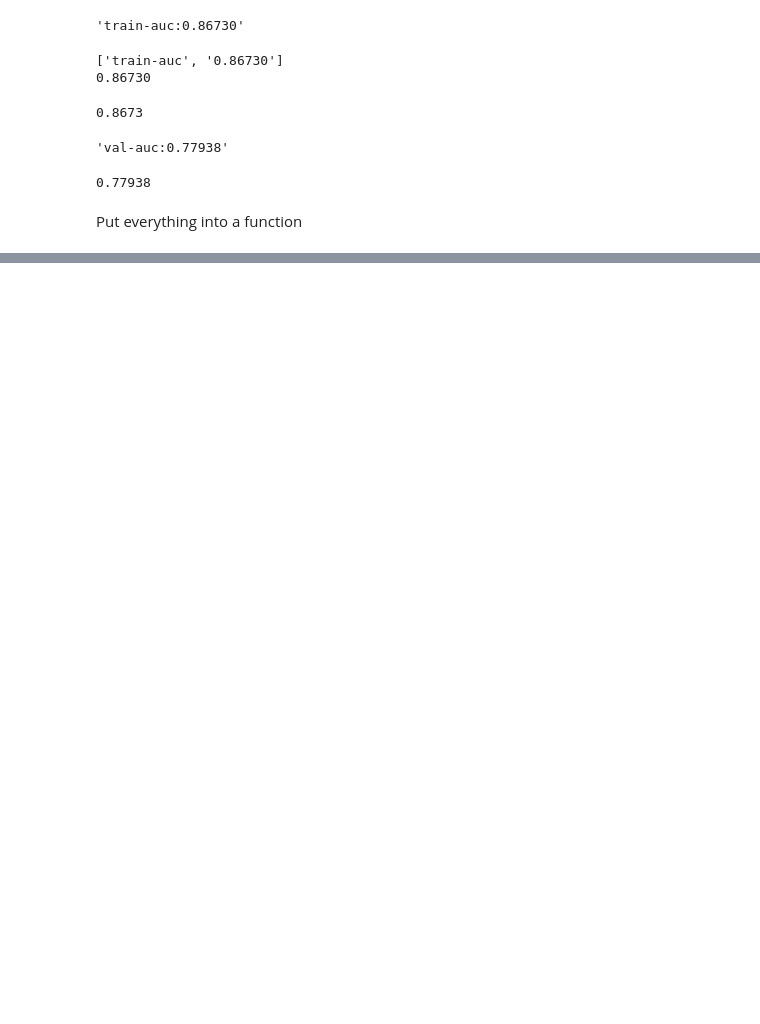
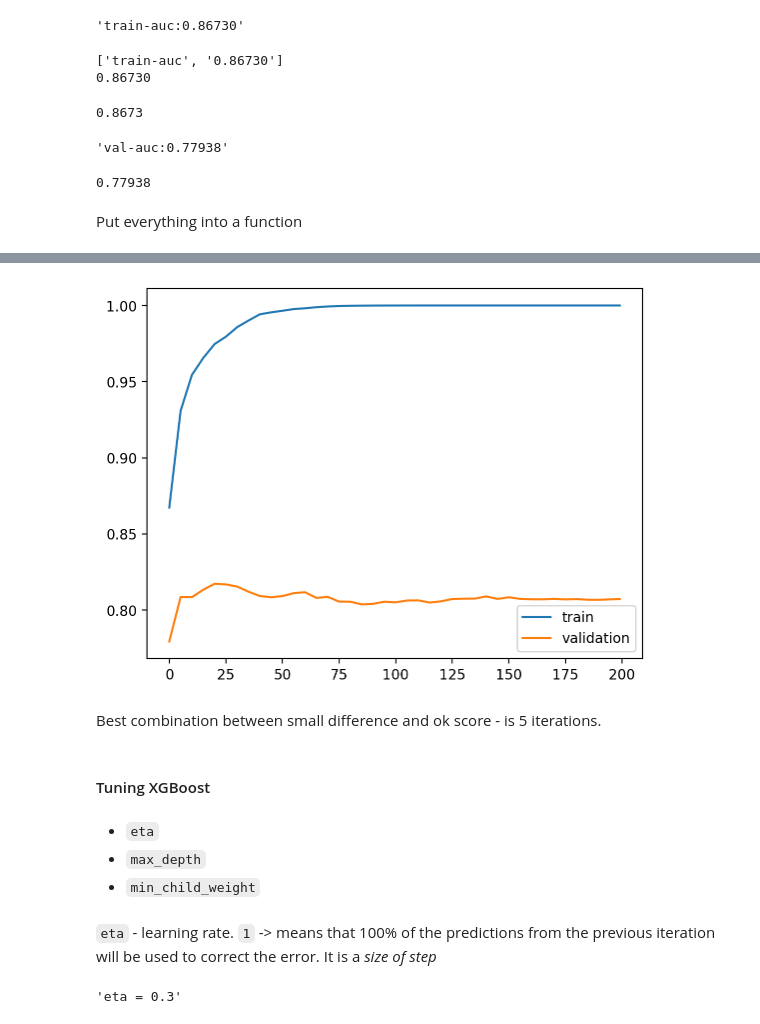
Before and after one commit to nadia-paz/ML-Zoomcamp, a Jupyter notebook: week6/05_boosting_algorithms.ipynb, the cells around one changed output, grey strips where cells are left out. Drawn from its saved outputs; the diff is of its cells as text; code cells hidden in the pictures; blank space fills up the shorter version.

Commit message:
tune eta and max_depth

```diff
--- a/week6/05_boosting_algorithms.ipynb
+++ b/week6/05_boosting_algorithms.ipynb
@@ -175,21 +175,26 @@ def parse_xgb_output(output):
     '''
     Returns 3 lists: number of iterations, scores for train, scores for validation
     '''
-    iterations = []
-    train_scores = []
-    validations_scores = []
+    # iterations = []
+    # train_scores = []
+    # validations_scores = []
+
+    results = []
 
     # access every line of the code
     for line in output.stdout.strip().split('\n'):
         # split the line by tabulation
-        num_iterations, train_score, val_score = lines[0].split('\t')
+        num_iterations, train_score, val_score = line.split('\t')
         # parse strings and save numeric values
         it = int(num_iterations.strip('[]'))
         ts = float(train_score.split(':')[1])
         vs = float(val_score.split(':')[1])
         # append values to the lists
-        iterations.append(it)
-        train_scores.append(ts)
-        validations_scores.append(vs)
+        # iterations.append(it)
+        # train_scores.append(ts)
+        # validations_scores.append(vs)
+        results.append((it, ts, vs))
+        columns = ['iteration', 'train_score', 'validation_score']
 
-    return iterations, train_scores, validations_scores
+    #return iterations, train_scores, validations_scores
+    return pd.DataFrame(results, columns=columns)
@@ -195,0 +215,3 @@ def parse_xgb_output(output):
+# %%
+xgb_scores = parse_xgb_output(output=output)
+#xgb_scores['diff'] = xgb_scores.train_score - xgb_scores.validation_score
@@ -195,0 +236,21 @@ def parse_xgb_output(output):
+# %%
+plt.plot(xgb_scores.iteration, xgb_scores.train_score, label='train')
+plt.plot(xgb_scores.iteration, xgb_scores.validation_score, label='validation')
+plt.legend()
+plt.show()
+# %% [output]
+[figure, added]
+# %% [markdown]
+Best combination between small difference and ok score - is 5 iterations.
+# %% [markdown]
+#### Tuning XGBoost
+# %% [markdown]
+* `eta`
+* `max_depth`
+* `min_child_weight`
+# %% [markdown]
+`eta` - learning rate. `1` -> means that 100% of the predictions from the previous iteration will be used to correct the error. It is a _size of step_
+# %%
+'eta = %s' % (xgb_params['eta'])
+# %% [output]
+'eta = 0.3'
```
Also changed, not shown: parts of 24 cells of this notebook.
